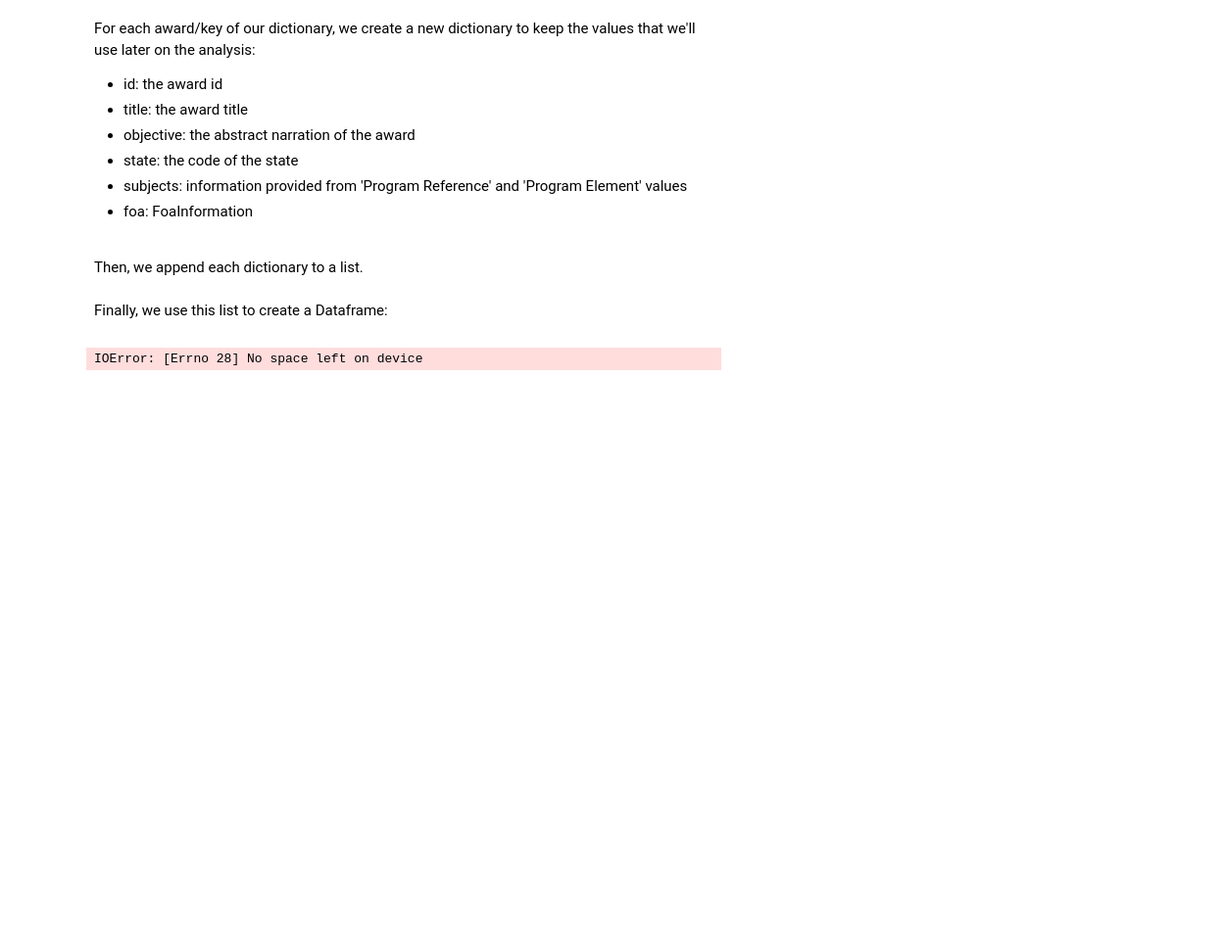
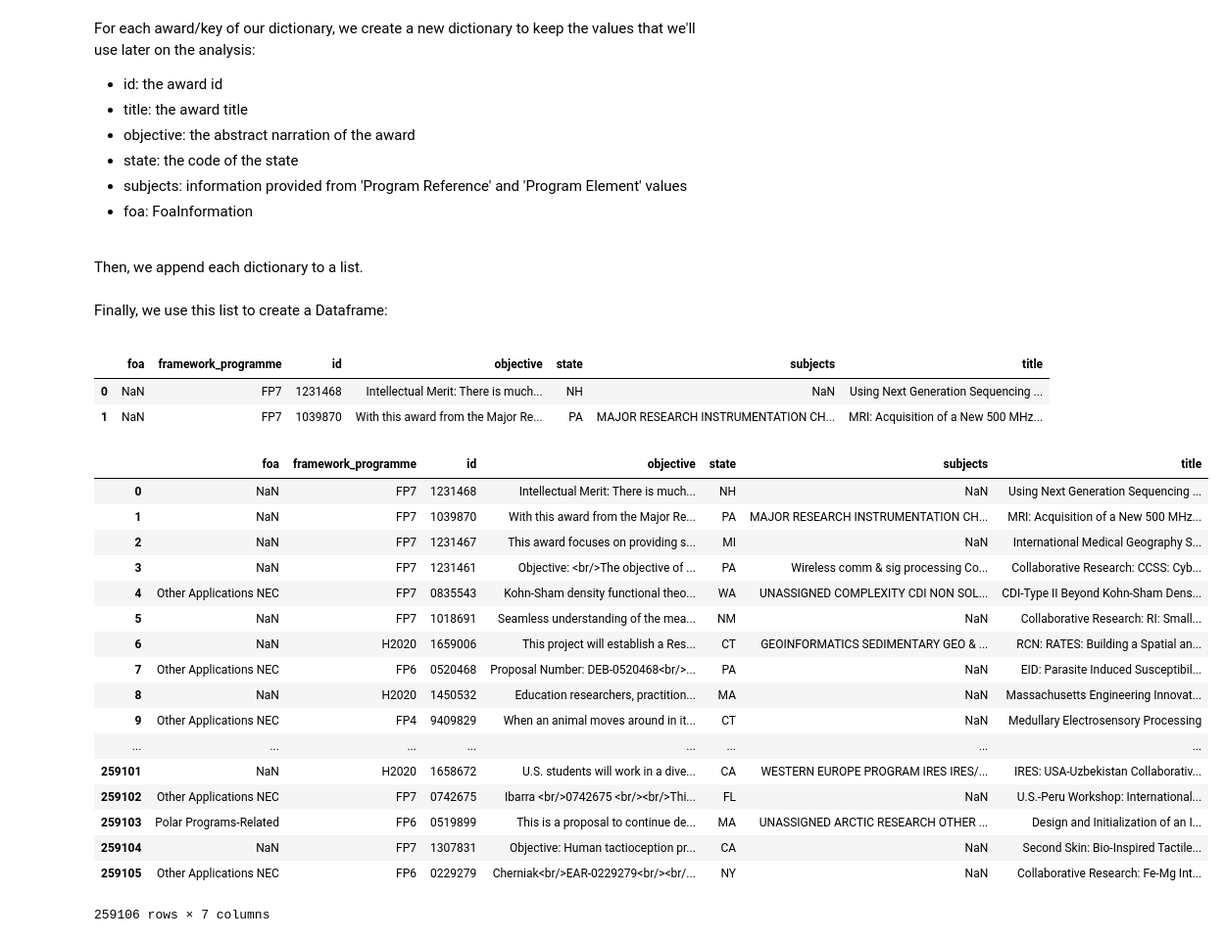
Before and after one commit to Mariliad/MSc-thesis2016, a Jupyter notebook: USA_data_load.ipynb, the cells around one changed output. Shown at 98% size. Drawn from its saved outputs; the diff is of its cells as text; code cells hidden in the pictures; blank space fills up the shorter version.

Commit message:
Separate USA data per EU's frameworks

```diff
--- a/USA_data_load.ipynb
+++ b/USA_data_load.ipynb
@@ -61,6 +61,17 @@ for key, val in raw_text.items():
     usa_dict['title'] = new_val['AwardTitle']
     usa_dict['objective'] = new_val['AbstractNarration']
     usa_dict['state'] = new_val['Institution']['StateCode']
+
+    if key[:2] in ['94', '95', '96', '97']:
+        usa_dict['framework_programme'] = 'FP4'
+    elif key[:2] in ['98', '99', '00', '01']:
+        usa_dict['framework_programme'] = 'FP5'
+    elif key[:2] in ['02', '03', '04', '05', '06']:
+        usa_dict['framework_programme'] = 'FP6'
+    elif key[:2] in ['07', '08', '09', '10', '11', '12', '13']:
+        usa_dict['framework_programme'] = 'FP7'
+    else:
+        usa_dict['framework_programme'] = 'H2020'
 
     try:
         if type(new_val['ProgramReference']) is dict:
@@ -99,6 +110,29 @@ import pickle
 
 dfUSA = pd.DataFrame(usa_list)
 dfUSA.to_pickle('dfUSA')
-dfUSA.head(2)
+dfUSA
 # %% [output]
-IOError: [Errno 28] No space left on device
+|  | foa | framework_programme | id | objective | state | subjects | title |
+| 0 | NaN | FP7 | 1231468 | Intellectual Merit: There is much... | NH | NaN | Using Next Generation Sequencing ... |
+| 1 | NaN | FP7 | 1039870 | With this award from the Major Re... | PA | MAJOR RESEARCH INSTRUMENTATION CH... | MRI: Acquisition of a New 500 MHz... |
+# %%
+dfUSA
+# %% [output]
+|  | foa | framework_programme | id | objective | state | subjects | title |
+| 0 | NaN | FP7 | 1231468 | Intellectual Merit: There is much... | NH | NaN | Using Next Generation Sequencing ... |
+| 1 | NaN | FP7 | 1039870 | With this award from the Major Re... | PA | MAJOR RESEARCH INSTRUMENTATION CH... | MRI: Acquisition of a New 500 MHz... |
+| 2 | NaN | FP7 | 1231467 | This award focuses on providing s... | MI | NaN | International Medical Geography S... |
+| 3 | NaN | FP7 | 1231461 | Objective: <br/>The objective of ... | PA | Wireless comm & sig processing Co... | Collaborative Research: CCSS: Cyb... |
+| 4 | Other Applications NEC | FP7 | 0835543 | Kohn-Sham density functional theo... | WA | UNASSIGNED COMPLEXITY CDI NON SOL... | CDI-Type II Beyond Kohn-Sham Dens... |
+| 5 | NaN | FP7 | 1018691 | Seamless understanding of the mea... | NM | NaN | Collaborative Research: RI: Small... |
+| 6 | NaN | H2020 | 1659006 | This project will establish a Res... | CT | GEOINFORMATICS SEDIMENTARY GEO & ... | RCN: RATES: Building a Spatial an... |
+| 7 | Other Applications NEC | FP6 | 0520468 | Proposal Number: DEB-0520468<br/>... | PA | NaN | EID: Parasite Induced Susceptibil... |
+| 8 | NaN | H2020 | 1450532 | Education researchers, practition... | MA | NaN | Massachusetts Engineering Innovat... |
+| 9 | Other Applications NEC | FP4 | 9409829 | When an animal moves around in it... | CT | NaN | Medullary Electrosensory Processing |
+| ... | ... | ... | ... | ... | ... | ... | ... |
+| 259101 | NaN | H2020 | 1658672 | U.S. students will work in a dive... | CA | WESTERN EUROPE PROGRAM IRES IRES/... | IRES: USA-Uzbekistan Collaborativ... |
+| 259102 | Other Applications NEC | FP7 | 0742675 | Ibarra <br/>0742675 <br/><br/>Thi... | FL | NaN | U.S.-Peru Workshop: International... |
+| 259103 | Polar Programs-Related | FP6 | 0519899 | This is a proposal to continue de... | MA | UNASSIGNED ARCTIC RESEARCH OTHER ... | Design and Initialization of an I... |
+| 259104 | NaN | FP7 | 1307831 | Objective: Human tactioception pr... | CA | NaN | Second Skin: Bio-Inspired Tactile... |
+| 259105 | Other Applications NEC | FP6 | 0229279 | Cherniak<br/>EAR-0229279<br/><br/... | NY | NaN | Collaborative Research: Fe-Mg Int... |
+259106 rows × 7 columns
```
